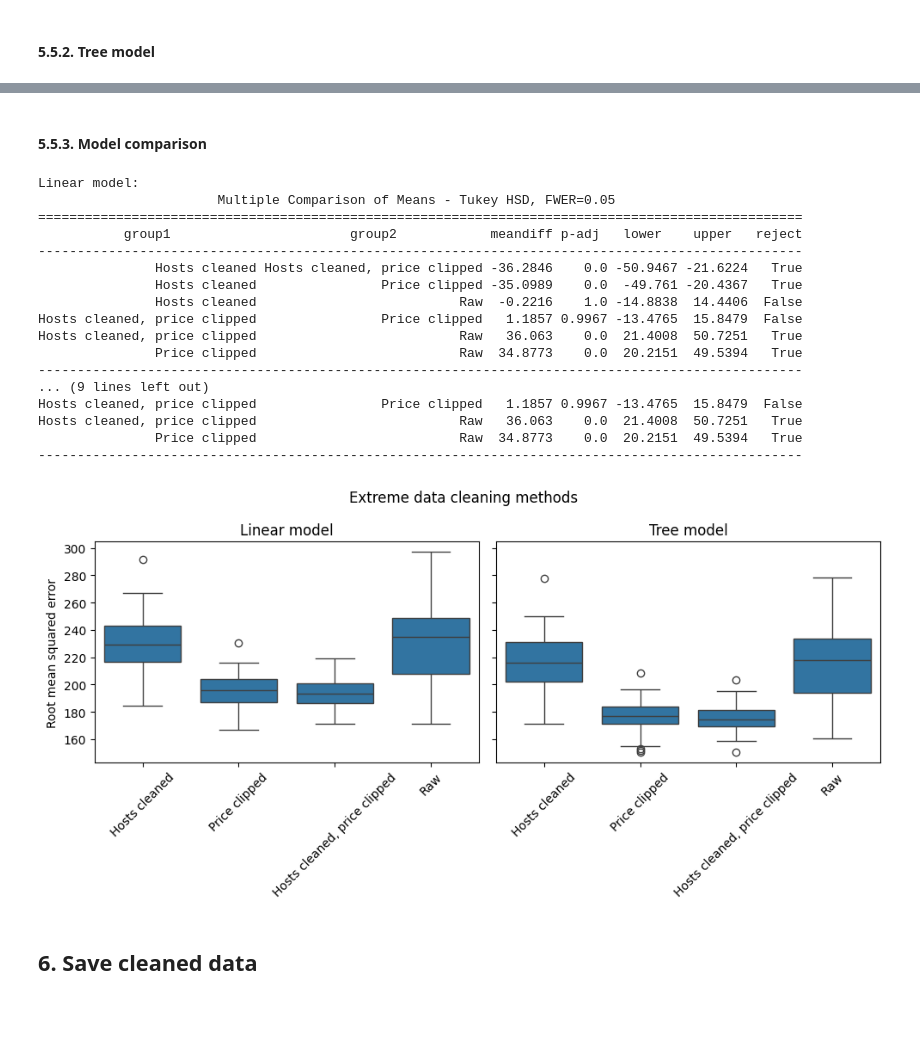
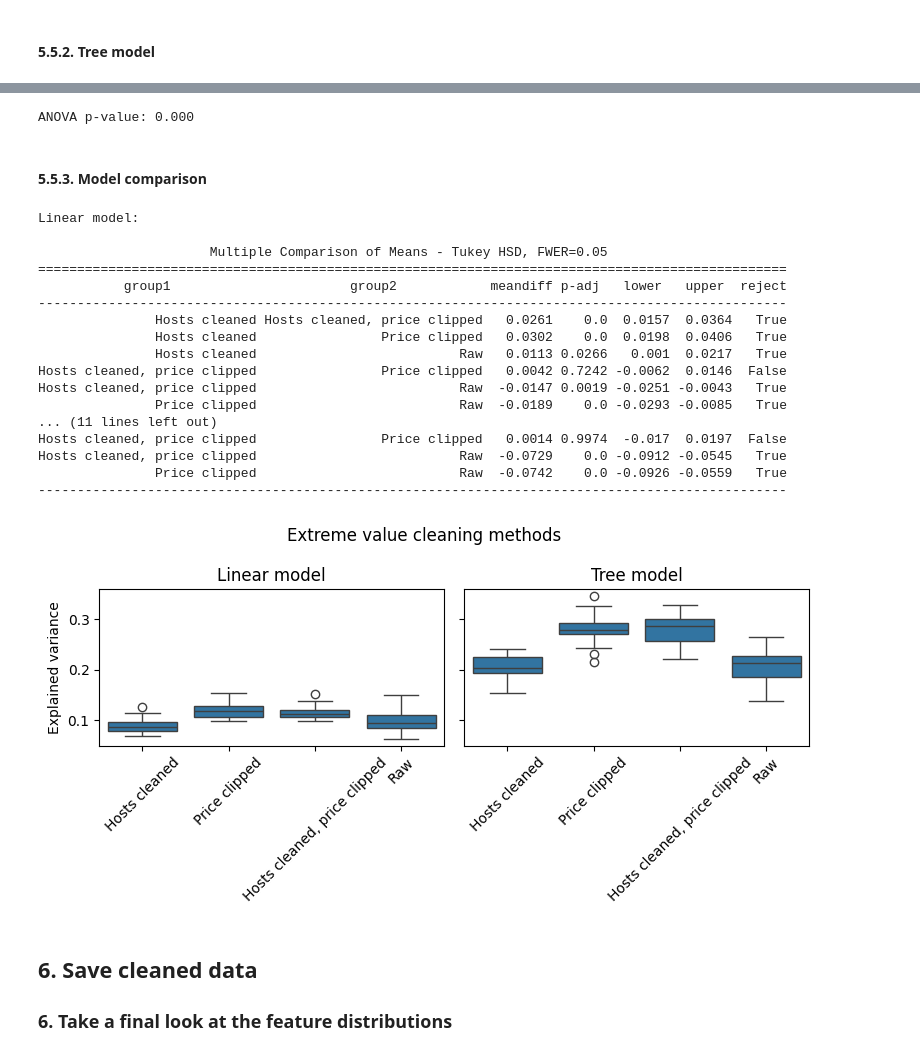
Before and after one commit to gperdrizet/gperdrizet-data-preprocessing-project-tutorial, a Jupyter notebook: gperdrizet-03_data_cleaning.ipynb, the cells around one changed output, grey strips where cells are left out. Cells and saved outputs as stored; diff of their text form; code cells hidden in the pictures; blank space fills up the shorter version.

```diff
--- a/gperdrizet-03_data_cleaning.ipynb
+++ b/gperdrizet-03_data_cleaning.ipynb
@@ -403,6 +413,6 @@ price_clipped_df.describe()
 price_clipped_host_cleaned_df=data_df.copy()
 price_clipped_host_cleaned_df['price']=price_clipped_host_cleaned_df['price'].clip(upper=5000)
 price_clipped_host_cleaned_df=price_clipped_host_cleaned_df[~price_clipped_host_cleaned_df['host_name'].isin(institutional_hosts)]
-datasets['Hosts cleaned, price clipped']=price_clipped_host_cleaned_df[numerical_features + categorical_features].copy()
-price_clipped_host_cleaned_df.describe()
+cleaned_datasets['Hosts cleaned, price clipped']=price_clipped_host_cleaned_df[numerical_features + nominal_features].copy()
+price_clipped_host_cleaned_df.describe().transpose()
 # %% [output]
@@ -418,14 +430,14 @@ price_clipped_host_cleaned_df.describe()
 # %% [markdown]
 ### 5.4. Encode and impute cleaned datasets
 # %%
-for dataset, data_df in datasets.items():
+for dataset, data_df in cleaned_datasets.items():
 
-    for feature in categorical_features:
+    for feature in nominal_features:
         label_encoder=LabelEncoder()
-        data_df[feature]=label_encoder.fit_transform(data_df[feature])
+        data_df[feature]=label_encoder.fit_transform(data_df[feature].copy())
 
     knn_imputer=KNNImputer()
-    data_df[numerical_features]=knn_imputer.fit_transform(data_df[numerical_features])
-    datasets[dataset]=data_df
+    data_df[numerical_features]=knn_imputer.fit_transform(data_df[numerical_features].copy())
+    cleaned_datasets[dataset]=data_df
 
-datasets['Raw']=nan_cleaned_datasets['KNN imputed']
+cleaned_datasets['Raw']=nan_cleaned_datasets['KNN imputed']
@@ -464,0 +448,5 @@ Kruskal-Wallis p-value: 0.000
+# %%
+linear_cross_val_results_df, linear_tukey_result=funcs.evaluate_datasets(
+    LinearRegression(),
+    cleaned_datasets
+)
@@ -478,47 +457,56 @@ Kruskal-Wallis p-value: 0.000
+# %%
+tree_cross_val_results_df, tree_tukey_result=funcs.evaluate_datasets(
+    HistGradientBoostingRegressor(),
+    cleaned_datasets
+)
+# %% [output]
+ANOVA p-value: 0.000
 # %% [markdown]
 #### 5.5.3. Model comparison
 # %%
-print(f'Linear model:\n{linear_result}\n')
-print(f'Tree model:\n{tree_result}')
+print(f'Linear model:\n\n{linear_tukey_result}\n')
+print(f'Tree model:\n\n{tree_tukey_result}')
 
-fig, axs=plt.subplots(1,2, figsize=(10,5), sharey=True)
+fig, axs=plt.subplots(1,2, figsize=(8,4), sharey=True)
 axs=axs.flatten()
 
-fig.suptitle('Extreme data cleaning methods')
+fig.suptitle('Extreme value cleaning methods')
 
-sns.boxplot(linear_results_df, x='Feature set', y='Score', ax=axs[0])
+sns.boxplot(linear_cross_val_results_df, x='Feature set', y='Score', ax=axs[0])
 axs[0].set_title('Linear model')
 axs[0].set_xlabel('')
 axs[0].tick_params(axis='x', labelrotation=45)
-axs[0].set_ylabel('Root mean squared error')
+axs[0].set_ylabel('Explained variance')
 
-sns.boxplot(tree_results_df, x='Feature set', y='Score', ax=axs[1])
+sns.boxplot(tree_cross_val_results_df, x='Feature set', y='Score', ax=axs[1])
 axs[1].set_title('Tree model')
 axs[1].set_xlabel('')
 axs[1].tick_params(axis='x', labelrotation=45)
-axs[1].set_ylabel('Root mean squared error')
+axs[1].set_ylabel('Explained variance')
 
 plt.tight_layout()
 plt.show()
 # %% [output]
 Linear model:
-                       Multiple Comparison of Means - Tukey HSD, FWER=0.05
-==================================================================================================
-           group1                       group2            meandiff p-adj   lower    upper   reject
---------------------------------------------------------------------------------------------------
-               Hosts cleaned Hosts cleaned, price clipped -36.2846    0.0 -50.9467 -21.6224   True
-               Hosts cleaned                Price clipped -35.0989    0.0  -49.761 -20.4367   True
-               Hosts cleaned                          Raw  -0.2216    1.0 -14.8838  14.4406  False
-Hosts cleaned, price clipped                Price clipped   1.1857 0.9967 -13.4765  15.8479  False
-Hosts cleaned, price clipped                          Raw   36.063    0.0  21.4008  50.7251   True
-               Price clipped                          Raw  34.8773    0.0  20.2151  49.5394   True
---------------------------------------------------------------------------------------------------
-... (9 lines left out)
-Hosts cleaned, price clipped                Price clipped   1.1857 0.9967 -13.4765  15.8479  False
-Hosts cleaned, price clipped                          Raw   36.063    0.0  21.4008  50.7251   True
-               Price clipped                          Raw  34.8773    0.0  20.2151  49.5394   True
---------------------------------------------------------------------------------------------------
+
+                      Multiple Comparison of Means - Tukey HSD, FWER=0.05
+================================================================================================
+           group1                       group2            meandiff p-adj   lower   upper  reject
+------------------------------------------------------------------------------------------------
+               Hosts cleaned Hosts cleaned, price clipped   0.0261    0.0  0.0157  0.0364   True
+               Hosts cleaned                Price clipped   0.0302    0.0  0.0198  0.0406   True
+               Hosts cleaned                          Raw   0.0113 0.0266   0.001  0.0217   True
+Hosts cleaned, price clipped                Price clipped   0.0042 0.7242 -0.0062  0.0146  False
+Hosts cleaned, price clipped                          Raw  -0.0147 0.0019 -0.0251 -0.0043   True
+               Price clipped                          Raw  -0.0189    0.0 -0.0293 -0.0085   True
+... (11 lines left out)
+Hosts cleaned, price clipped                Price clipped   0.0014 0.9974  -0.017  0.0197  False
+Hosts cleaned, price clipped                          Raw  -0.0729    0.0 -0.0912 -0.0545   True
+               Price clipped                          Raw  -0.0742    0.0 -0.0926 -0.0559   True
+------------------------------------------------------------------------------------------------
-[figure, old version]
+[figure, new version]
 # %% [markdown]
 ## 6. Save cleaned data
+
+### 6. Take a final look at the feature distributions
 # %%
```
Also changed, not shown: parts of 40 cells of this notebook, 1 other file.
